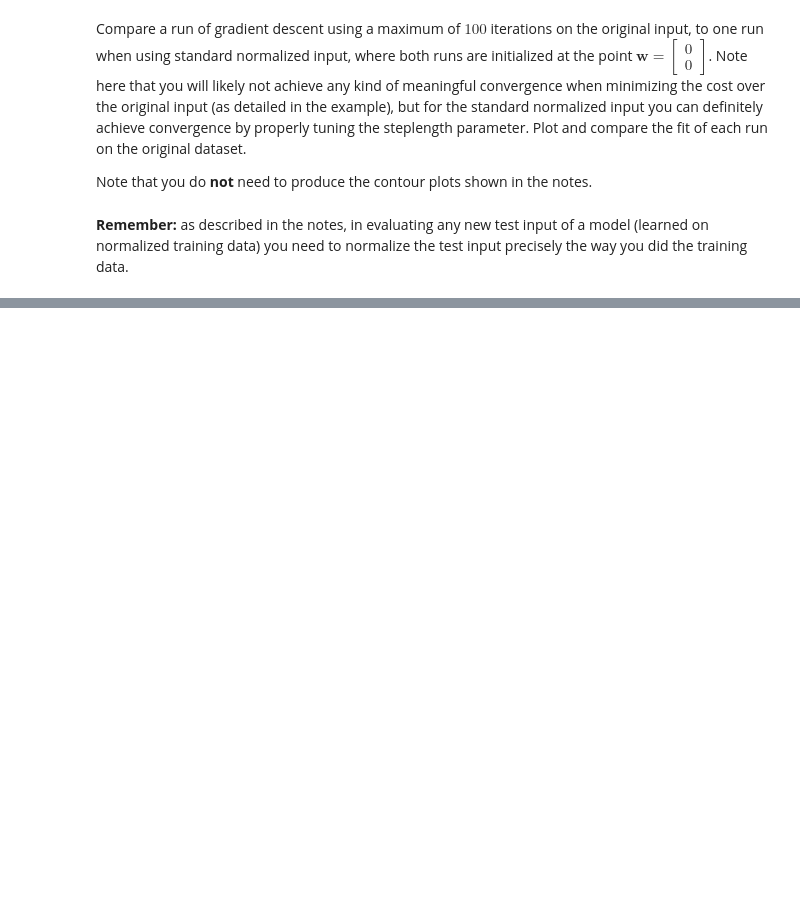
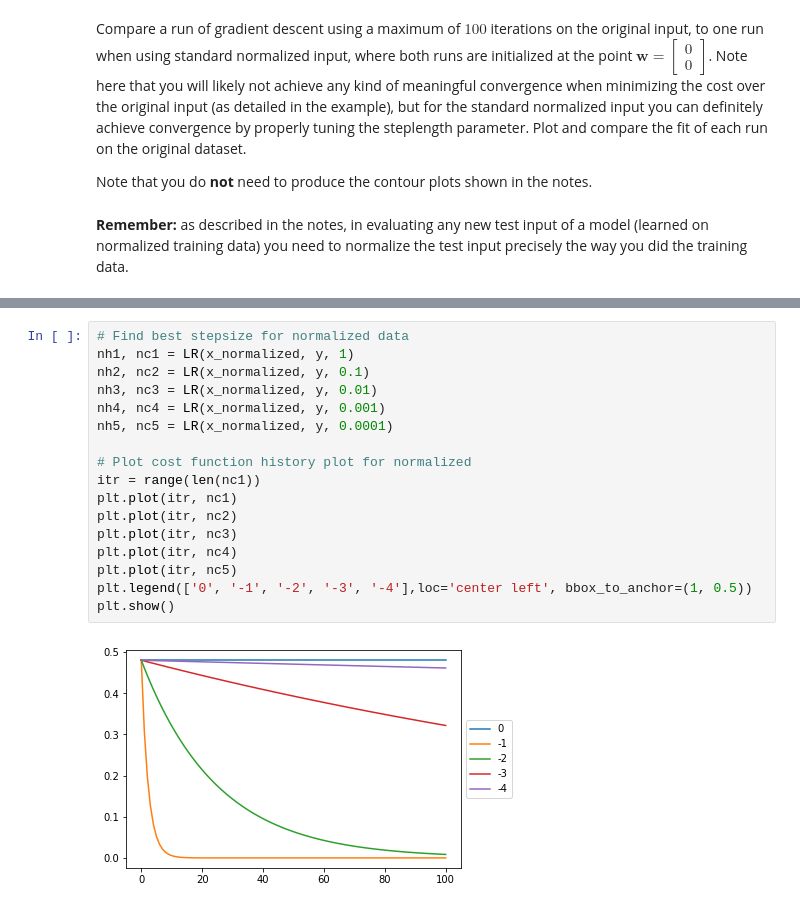
Before and after one commit to khou2020/deeplearninghw, a Jupyter notebook: hw1/deep_learning_hw1_exercise_4.ipynb, the cells around one changed output, grey strips where cells are left out. Drawn from its saved outputs; the diff is of its cells as text; blank space fills up the shorter version.

```diff
--- a/hw1/deep_learning_hw1_exercise_4.ipynb
+++ b/hw1/deep_learning_hw1_exercise_4.ipynb
@@ -46,0 +148,19 @@ Note that you do **not** need to produce the contour plots shown in the notes.
+# %%
+# Find best stepsize for normalized data
+nh1, nc1 = LR(x_normalized, y, 1)
+nh2, nc2 = LR(x_normalized, y, 0.1)
+nh3, nc3 = LR(x_normalized, y, 0.01)
+nh4, nc4 = LR(x_normalized, y, 0.001)
+nh5, nc5 = LR(x_normalized, y, 0.0001)
+
+# Plot cost function history plot for normalized
+itr = range(len(nc1))
+plt.plot(itr, nc1)
+plt.plot(itr, nc2)
+plt.plot(itr, nc3)
+plt.plot(itr, nc4)
+plt.plot(itr, nc5)
+plt.legend(['0', '-1', '-2', '-3', '-4'],loc='center left', bbox_to_anchor=(1, 0.5))
+plt.show()
+# %% [output]
+[figure, added]
```
Also changed, not shown: parts of 9 cells of this notebook, 3 other files.
